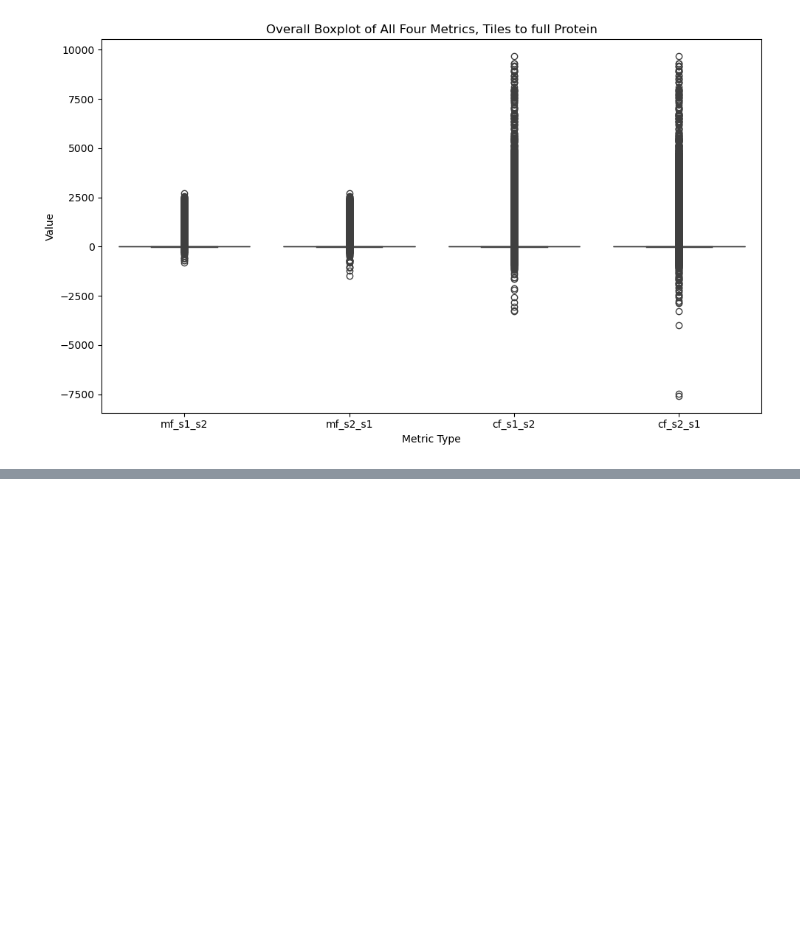
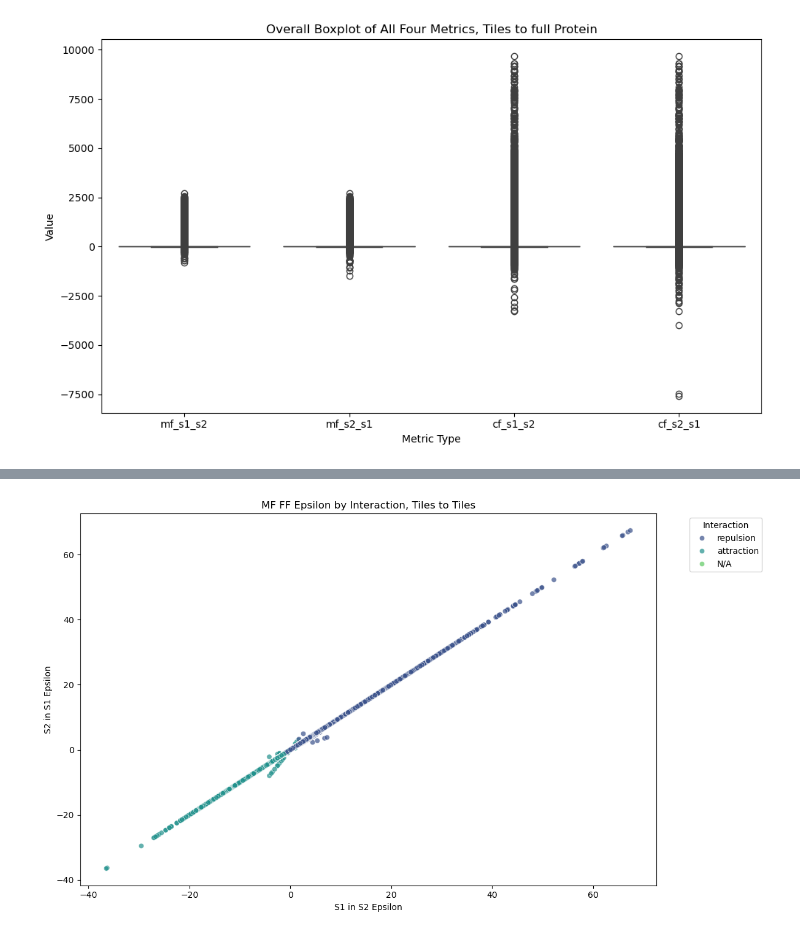
Before and after one commit to FilyCode/ProteinProteinInteractions_Finches-filtering_AF3-prediction, a Jupyter notebook: finches-results-analysis-pos-controll.ipynb, the cells around one changed output, grey strips where cells are left out. Saved outputs shown, nothing was run; the diff lists cells and outputs as text; code cells hidden in the pictures; blank space fills up the shorter version.

```diff
--- a/finches-results-analysis-pos-controll.ipynb
+++ b/finches-results-analysis-pos-controll.ipynb
@@ -244,0 +274,12 @@ plt.show()
+# %%
+plt.figure(figsize=(12, 7))
+sns.scatterplot(data=df_tiles_tiles, x='mf_s1_s2', y='mf_s2_s1',
+                hue='interaction_type', alpha=0.7, palette='viridis')
+plt.title('MF FF Epsilon by Interaction, Tiles to Tiles')
+plt.xlabel('S1 in S2 Epsilon')
+plt.ylabel('S2 in S1 Epsilon')
+plt.legend(title='Interaction', bbox_to_anchor=(1.05, 1), loc='upper left')
+plt.tight_layout()
+plt.show()
+# %% [output]
+[figure, added]
```
Also changed, not shown: parts of 13 cells of this notebook, 7 other files.
